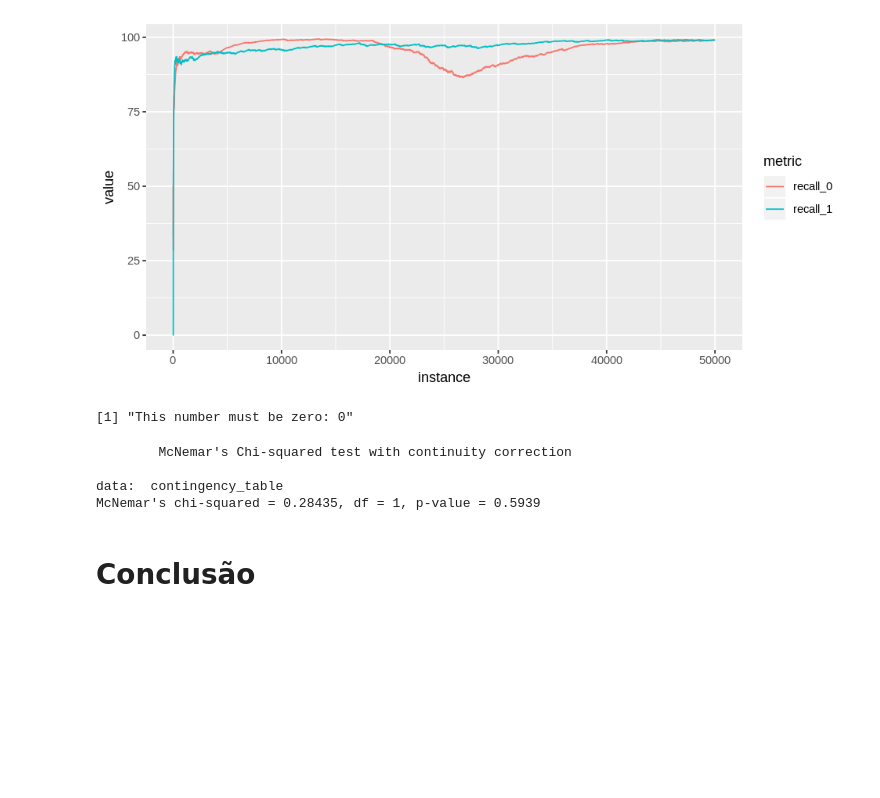
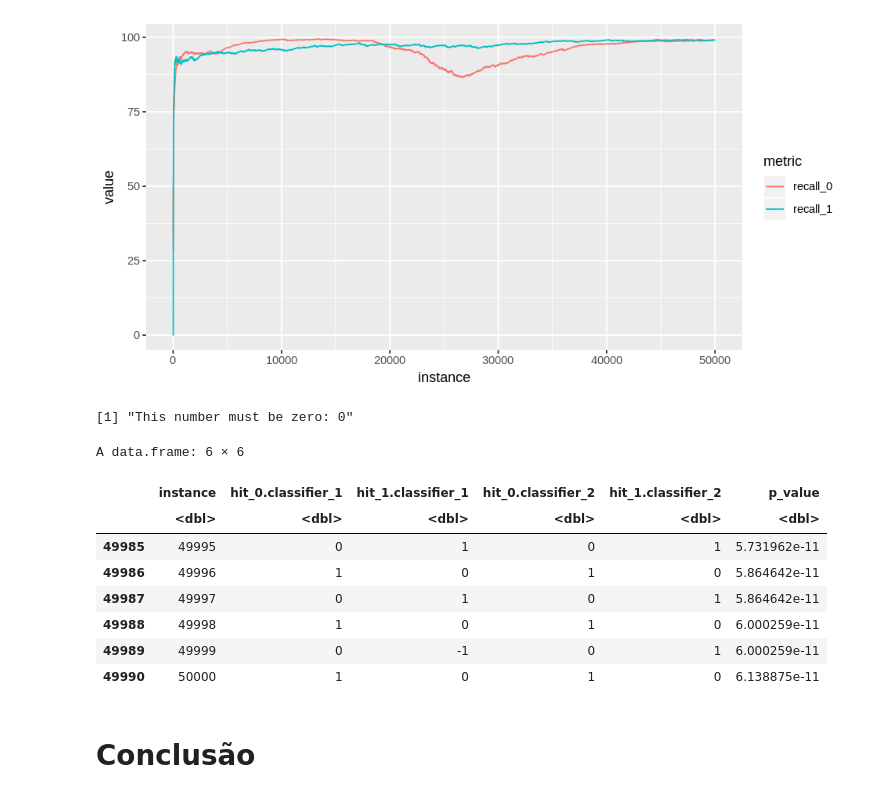
Before and after one commit to dinaldoap/moa, a Jupyter notebook: notebook/drift.ipynb, the cells around one changed output. Saved outputs shown, nothing was run; the diff lists cells and outputs as text; code cells hidden in the pictures; blank space fills up the shorter version.

Commit message:
feat: store p-value

```diff
--- a/notebook/drift.ipynb
+++ b/notebook/drift.ipynb
@@ -99,41 +99,51 @@ validation <- hits %>%
 print(sprintf("This number must be zero: %s", nrow(validation)))
 fading_factor = 0.999
 contingency_table = matrix(c(0, 0, 0, 0),
        nrow = 2,
        dimnames = list("Classsifier 1" = c("Hit", "Miss"),
                        "Classifier 2" = c("Hit", "Miss")))
+pvalue <- hits %>%
+            mutate(p_value = 0)
 for (row in 1:nrow(hits)) {
 #for (row in 1:100) {
     hit_0.classifier_1 <- hits[row, "hit_0.classifier_1"]
     hit_0.classifier_2 <- hits[row, "hit_0.classifier_2"]
 
     if (abs(hit_0.classifier_1) == 1 & abs(hit_0.classifier_2) == 1) {
         #print(contingency_table)
         contingency_table["Hit", "Hit"] = fading_factor * contingency_table["Hit", "Hit"]
         contingency_table["Hit", "Miss"] = fading_factor * contingency_table["Hit", "Miss"]
         contingency_table["Miss", "Hit"] = fading_factor * contingency_table["Miss", "Hit"]
         contingency_table["Miss", "Miss"] = fading_factor * contingency_table["Miss", "Miss"]
     }
 
     if (hit_0.classifier_1 == 1 & hit_0.classifier_2 == 1) {
-        contingency_table["Hit", "Hit"] = 1
+        contingency_table["Hit", "Hit"] = contingency_table["Hit", "Hit"] + 1
     }
     if (hit_0.classifier_1 == 1 & hit_0.classifier_2 == -1) {
-        contingency_table["Hit", "Miss"] = 1
+        contingency_table["Hit", "Miss"] = contingency_table["Hit", "Miss"] + 1
         }
     if (hit_0.classifier_1 == -1 & hit_0.classifier_2 == 1) {
-        contingency_table["Miss", "Hit"] = 1
+        contingency_table["Miss", "Hit"] = contingency_table["Miss", "Hit"] + 1
     }
     if (hit_0.classifier_1 == -1 & hit_0.classifier_2 == -1) {
-        contingency_table["Miss", "Miss"] = 1
+        contingency_table["Miss", "Miss"] = contingency_table["Miss", "Miss"] + 1
     }
+    result <- mcnemar.test(contingency_table)
+
+    pvalue[row, "p_value"] <- unlist(result[3], use.names = FALSE)
 }
-mcnemar.test(contingency_table)
+tail(pvalue)
 # %% [output]
 [1] "This number must be zero: 0"
-        McNemar's Chi-squared test with continuity correction
-
-data:  contingency_table
-McNemar's chi-squared = 0.28435, df = 1, p-value = 0.5939
+A data.frame: 6 × 6
+|  | instance | hit_0.classifier_1 | hit_1.classifier_1 | hit_0.classifier_2 | hit_1.classifier_2 | p_value |
+|  | <dbl> | <dbl> | <dbl> | <dbl> | <dbl> | <dbl> |
+| 49985 | 49995 | 0 | 1 | 0 | 1 | 5.731962e-11 |
+| 49986 | 49996 | 1 | 0 | 1 | 0 | 5.864642e-11 |
+| 49987 | 49997 | 0 | 1 | 0 | 1 | 5.864642e-11 |
+| 49988 | 49998 | 1 | 0 | 1 | 0 | 6.000259e-11 |
+| 49989 | 49999 | 0 | -1 | 0 | 1 | 6.000259e-11 |
+| 49990 | 50000 | 1 | 0 | 1 | 0 | 6.138875e-11 |
 # %% [markdown]
 # Conclusão
```
